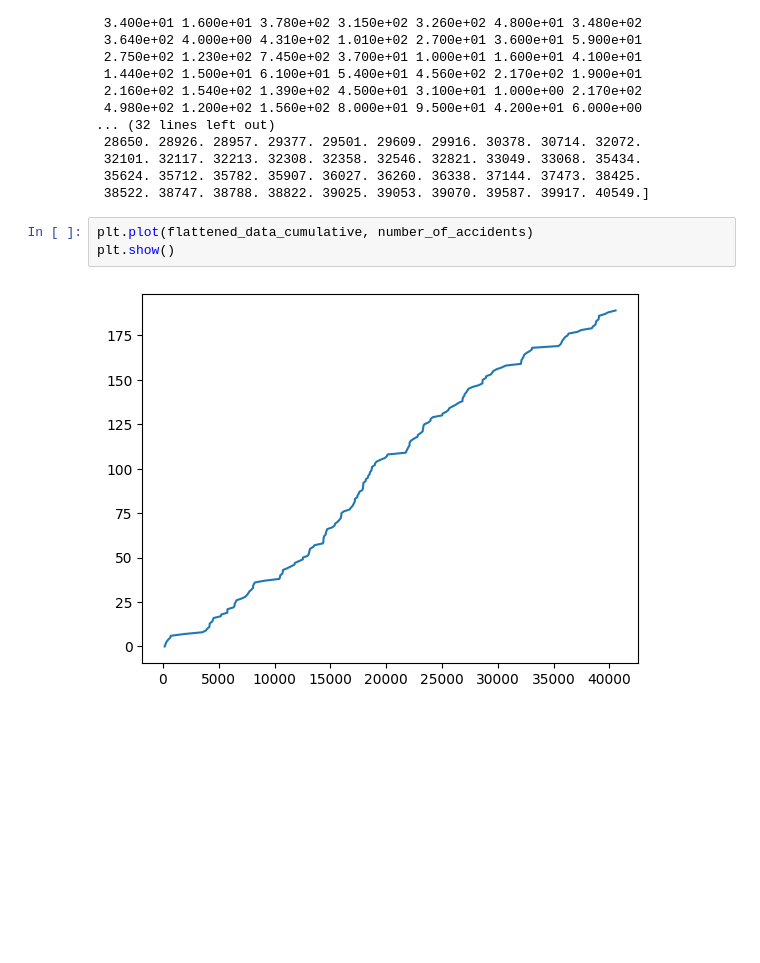
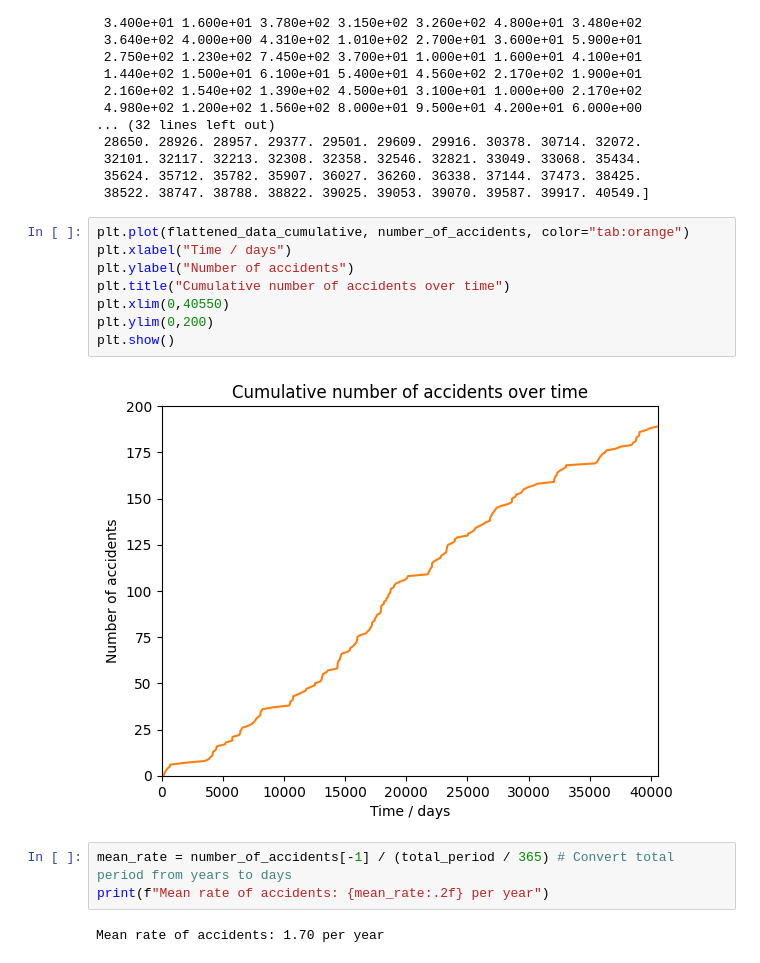
Before and after one commit to AlexBM173/apb86_S2, a Jupyter notebook: draft.ipynb, the cells around one changed output. Cells and saved outputs as stored; diff of their text form; blank space fills up the shorter version.

```diff
--- a/draft.ipynb
+++ b/draft.ipynb
@@ -40,7 +40,17 @@ number_of_accidents = np.arange(0, len(flattened_data_cumulative), 1)
  35624. 35712. 35782. 35907. 36027. 36260. 36338. 37144. 37473. 38425.
  38522. 38747. 38788. 38822. 39025. 39053. 39070. 39587. 39917. 40549.]
 # %%
-plt.plot(flattened_data_cumulative, number_of_accidents)
+plt.plot(flattened_data_cumulative, number_of_accidents, color="tab:orange")
+plt.xlabel("Time / days")
+plt.ylabel("Number of accidents")
+plt.title("Cumulative number of accidents over time")
+plt.xlim(0,40550)
+plt.ylim(0,200)
 plt.show()
 # %% [output]
-[figure, old version]
+[figure, new version]
+# %%
+mean_rate = number_of_accidents[-1] / (total_period / 365) # Convert total period from years to days
+print(f"Mean rate of accidents: {mean_rate:.2f} per year")
+# %% [output]
+Mean rate of accidents: 1.70 per year
```
Also changed, not shown: parts of 2 cells of this notebook.
